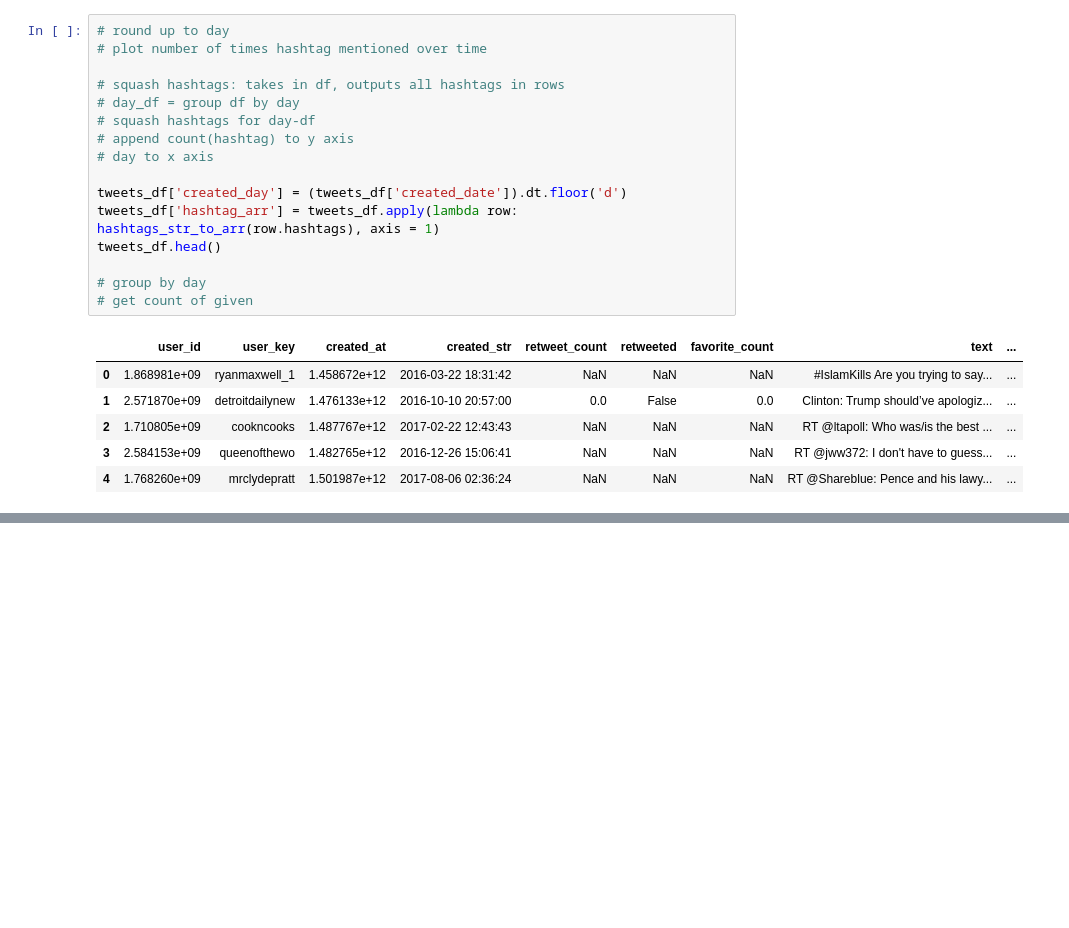
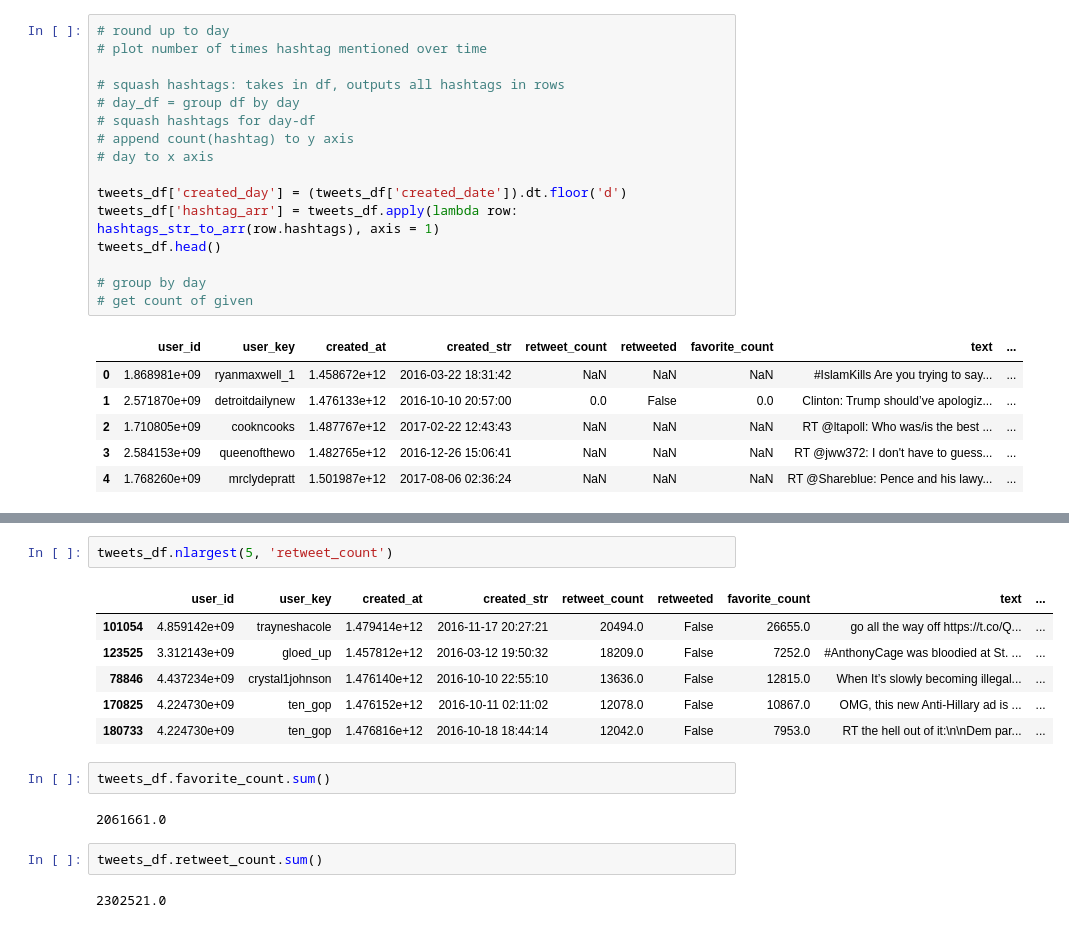
Before and after one commit to parkmichelle/russian-interference, a Jupyter notebook: explorations/language_strategies/language_analysis.ipynb, the cells around one changed output, grey strips where cells are left out. Saved outputs shown, nothing was run; the diff lists cells and outputs as text; blank space fills up the shorter version.

```diff
--- a/explorations/language_strategies/language_analysis.ipynb
+++ b/explorations/language_strategies/language_analysis.ipynb
@@ -410,0 +420,17 @@ tweets_df.head()
+# %%
+tweets_df.nlargest(5, 'retweet_count')
+# %% [output]
+|  | user_id | user_key | created_at | created_str | retweet_count | retweeted | favorite_count | text | ... |
+| 101054 | 4.859142e+09 | trayneshacole | 1.479414e+12 | 2016-11-17 20:27:21 | 20494.0 | False | 26655.0 | go all the way off https://t.co/Q... | ... |
+| 123525 | 3.312143e+09 | gloed_up | 1.457812e+12 | 2016-03-12 19:50:32 | 18209.0 | False | 7252.0 | #AnthonyCage was bloodied at St. ... | ... |
+| 78846 | 4.437234e+09 | crystal1johnson | 1.476140e+12 | 2016-10-10 22:55:10 | 13636.0 | False | 12815.0 | When It’s slowly becoming illegal... | ... |
+| 170825 | 4.224730e+09 | ten_gop | 1.476152e+12 | 2016-10-11 02:11:02 | 12078.0 | False | 10867.0 | OMG, this new Anti-Hillary ad is ... | ... |
+| 180733 | 4.224730e+09 | ten_gop | 1.476816e+12 | 2016-10-18 18:44:14 | 12042.0 | False | 7953.0 | RT the hell out of it:\n\nDem par... | ... |
+# %%
+tweets_df.favorite_count.sum()
+# %% [output]
+2061661.0
+# %%
+tweets_df.retweet_count.sum()
+# %% [output]
+2302521.0
```
Also changed, not shown: parts of 5 cells of this notebook, 16 other files.
